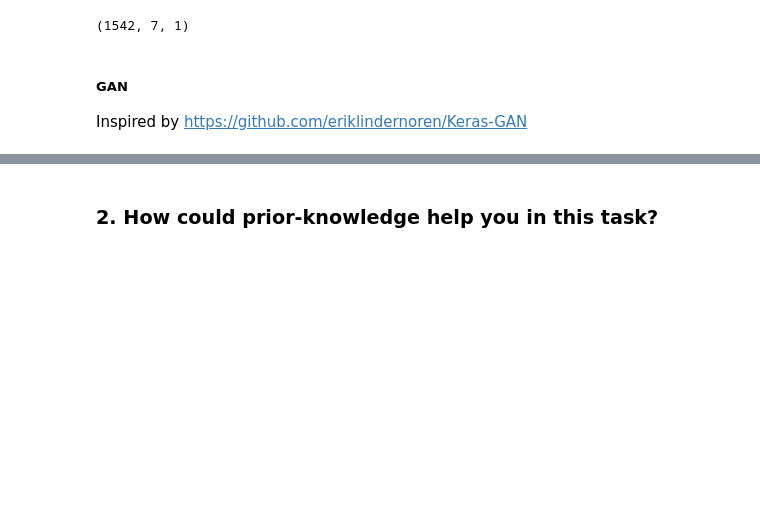
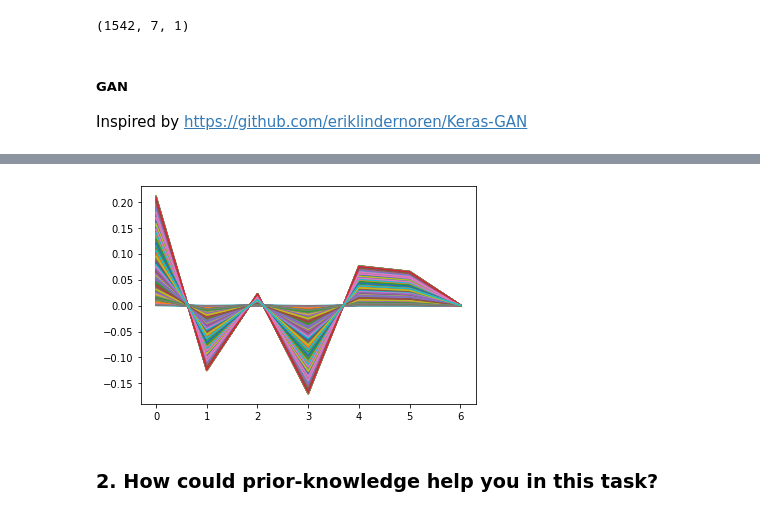
Before and after one commit to RomainCendre/DSTest, a Jupyter notebook: deepsense_generative_takehome_test.ipynb, the cells around one changed output, grey strips where cells are left out. Saved outputs shown, nothing was run; the diff lists cells and outputs as text; code cells hidden in the pictures; blank space fills up the shorter version.

```diff
--- a/deepsense_generative_takehome_test.ipynb
+++ b/deepsense_generative_takehome_test.ipynb
@@ -361,7 +357,16 @@ class GAN():
     def generate_samples(self, inputs, number):
             return self.generator.predict(np.random.rand(number, 1))
 # %%
+# Normalize data
+vae_data = data+1/2
+
+# Run GAN
 model = GAN(latent_dim = 1)
-model.create_model(data)
-model.train(data)
-plt.plot(model.generate_samples(data, nb_samples).T);
+model.create_model(vae_data)
+model.train(vae_data)
+
+# Generate, denormalize and plot
+vae_generate_data = model.generate_samples(data, nb_samples)
+vae_generate_data = vae_generate_data*2-1
+plt.plot(vae_generate_data.T);
+# %% [output]
@@ -368,3 +390,4 @@ plt.plot(model.generate_samples(data, nb_samples).T);
+[figure, added]
 # %% [markdown]
 
 ### 2. How could prior-knowledge help you in this task?
```
Also changed, not shown: parts of 6 cells of this notebook.
